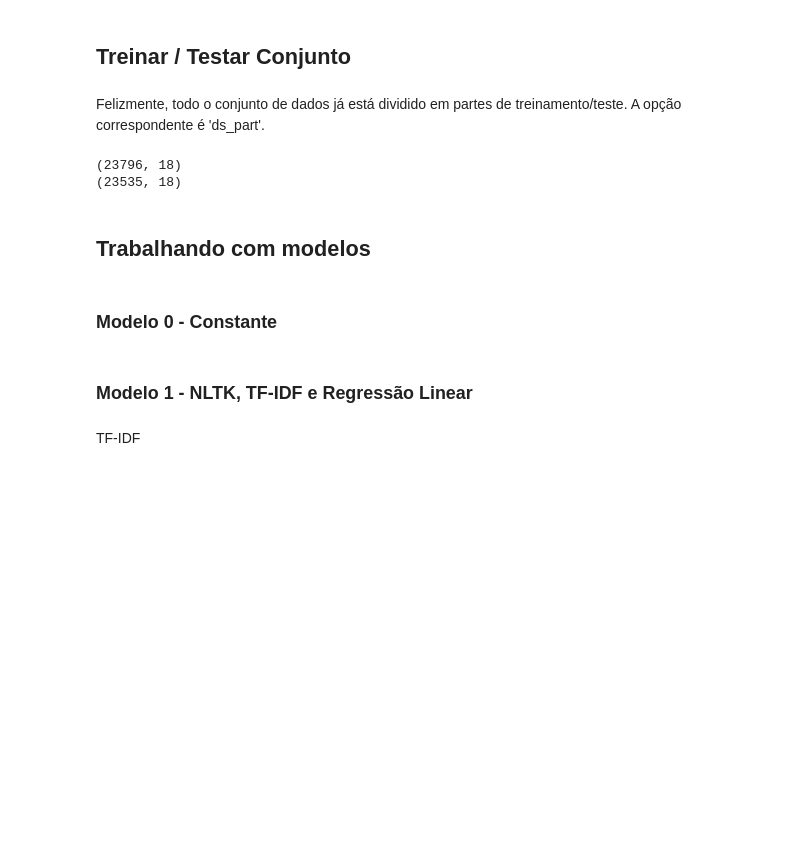
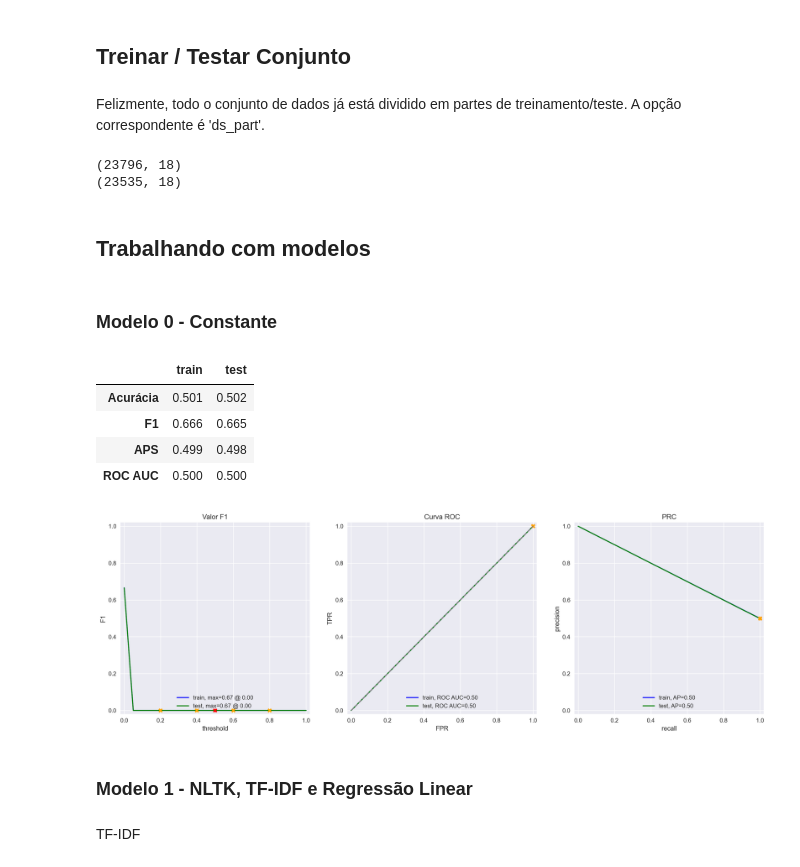
Before and after one commit to FSzekut/Bert, a Jupyter notebook: Notebook/notebook.ipynb, the cells around one changed output. Cells and saved outputs as stored; diff of their text form; code cells hidden in the pictures; blank space fills up the shorter version.

```diff
--- a/Notebook/notebook.ipynb
+++ b/Notebook/notebook.ipynb
@@ -237,6 +211,8 @@ def evaluate_model(model, train_features, train_target, test_features, test_targ
 
         pred_target = model.predict(features)
         pred_proba = model.predict_proba(features)[:, 1]
+        eval_stats[type]['Acurácia'] = metrics.accuracy_score(target, pred_target)
+
 
         # F1
         f1_thresholds = np.arange(0, 1.01, 0.05)
@@ -308,12 +284,12 @@ def evaluate_model(model, train_features, train_target, test_features, test_targ
         eval_stats[type]['Accuracy'] = metrics.accuracy_score(target, pred_target)
 
     df_eval_stats = pd.DataFrame(eval_stats)
-    df_eval_stats = df_eval_stats.round(2)
+    df_eval_stats = df_eval_stats.round(3)
     df_eval_stats = df_eval_stats.reindex(index=('Acurácia', 'F1', 'APS', 'ROC AUC'))
 
-    print(df_eval_stats)
 
-    return eval_stats
+    display(df_eval_stats)
+    return df_eval_stats
 # %% [markdown]
 ## Normalização
 # %% [markdown]
@@ -358,6 +337,27 @@ print(df_reviews_test.shape)
 ### Modelo 0 - Constante
 # %%
 from sklearn.dummy import DummyClassifier
+# %%
+model_dummy = DummyClassifier(strategy='most_frequent')
+
+train_features_dummy = np.zeros((len(train_target), 1))
+test_features_dummy = np.zeros((len(test_target), 1))
+
+model_dummy.fit(train_features_dummy, train_target)
+results_dummy = evaluate_model(
+    model_dummy,
+    train_features_dummy,
+    train_target,
+    test_features_dummy,
+    test_target
+)
+# %% [output]
+|  | train | test |
+| Acurácia | 0.501 | 0.502 |
+| F1 | 0.666 | 0.665 |
+| APS | 0.499 | 0.498 |
+| ROC AUC | 0.500 | 0.500 |
+[figure, added]
 # %% [markdown]
 ### Modelo 1 - NLTK, TF-IDF e Regressão Linear
 # %% [markdown]
```
Also changed, not shown: parts of 49 cells of this notebook, 1 other file.
